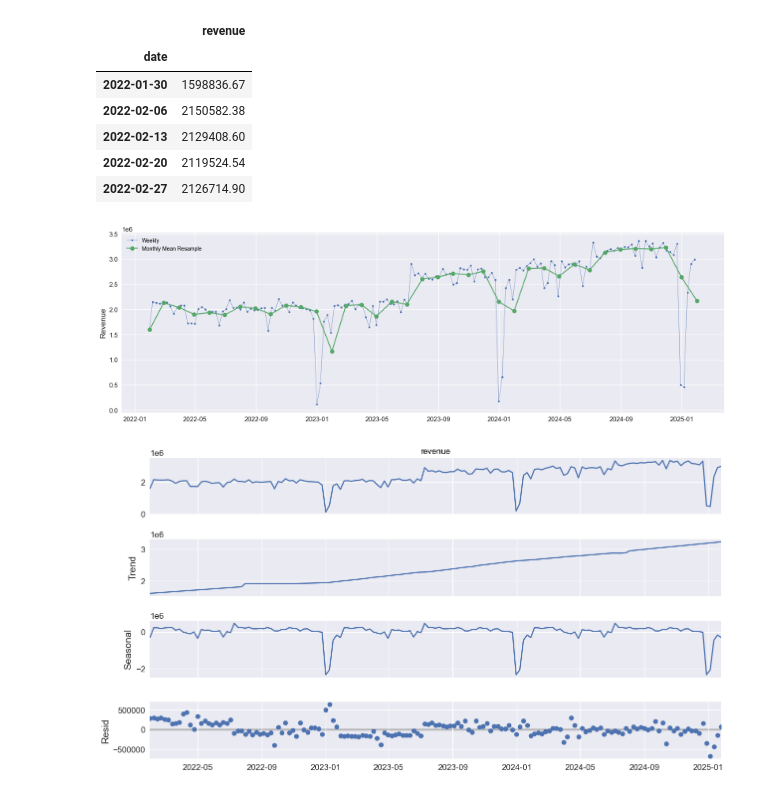
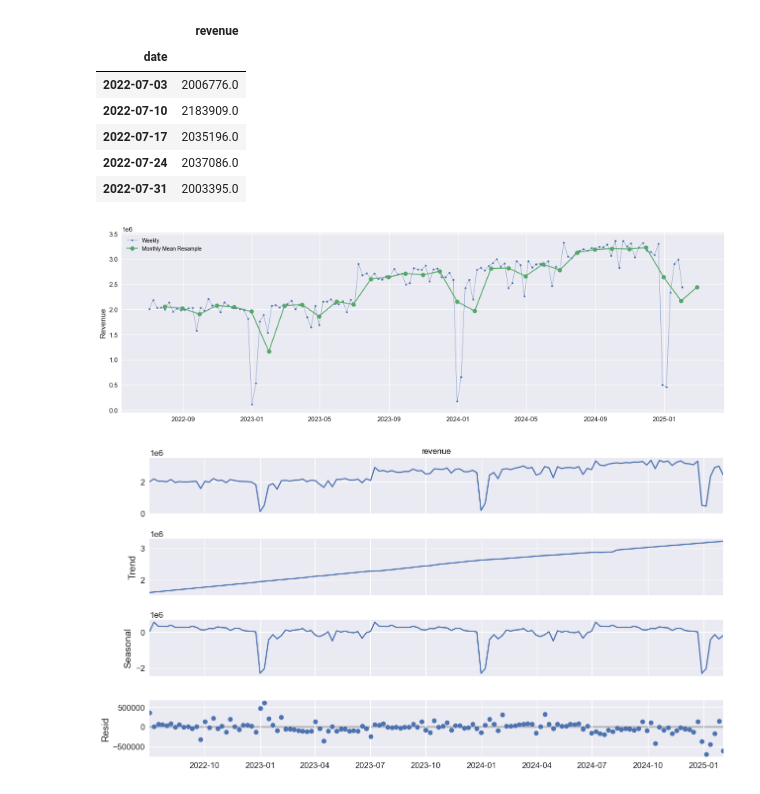
Before and after one commit to lomaky/sarimax, a Jupyter notebook: ITKRevenue.ipynb, the cells around one changed output. Drawn from its saved outputs; the diff is of its cells as text; code cells hidden in the pictures.

```diff
--- a/ITKRevenue.ipynb
+++ b/ITKRevenue.ipynb
@@ -22,21 +22,21 @@ matplotlib.rcParams['text.color'] = 'k'
 # %%
 import pandas as pd
 # Import the data
 df = pd.read_csv("revenue.csv")
 df['date'] = pd.to_datetime(df['date'])
 # Set the date as index
 df = df.set_index('date')
 # Select the proper time period for weekly aggreagation
-df = df['2022-01-01':'2025-01-26'].resample('W').sum()
+df = df['2022-07-01':'2025-02-02'].resample('W').sum()
 df.head()
 # %% [output]
 |  | revenue |
 | date |  |
-| 2022-01-30 | 1598836.67 |
-| 2022-02-06 | 2150582.38 |
-| 2022-02-13 | 2129408.60 |
-| 2022-02-20 | 2119524.54 |
-| 2022-02-27 | 2126714.90 |
+| 2022-07-03 | 2006776.0 |
+| 2022-07-10 | 2183909.0 |
+| 2022-07-17 | 2035196.0 |
+| 2022-07-24 | 2037086.0 |
+| 2022-07-31 | 2003395.0 |
 # %%
 import matplotlib.pyplot as plt
 y = df['revenue']
@@ -46,7 +46,7 @@ ax.plot(y.resample('M').mean(),marker='o', markersize=8, linestyle='-', label='M
 ax.set_ylabel('Revenue')
 ax.legend();
 # %% [output]
-[figure, old version]
+[figure, new version]
 # %%
 import statsmodels.api as sm
 
@@ -59,7 +59,7 @@ def seasonal_decompose (y):
 # %%
 seasonal_decompose(y)
 # %% [output]
-[figure, old version]
+[figure, new version]
 # %%
 y_to_val = y['2022-07-02':] # last X months for test
 # %%
```
Also changed, not shown: parts of 3 cells of this notebook, 1 other file.
